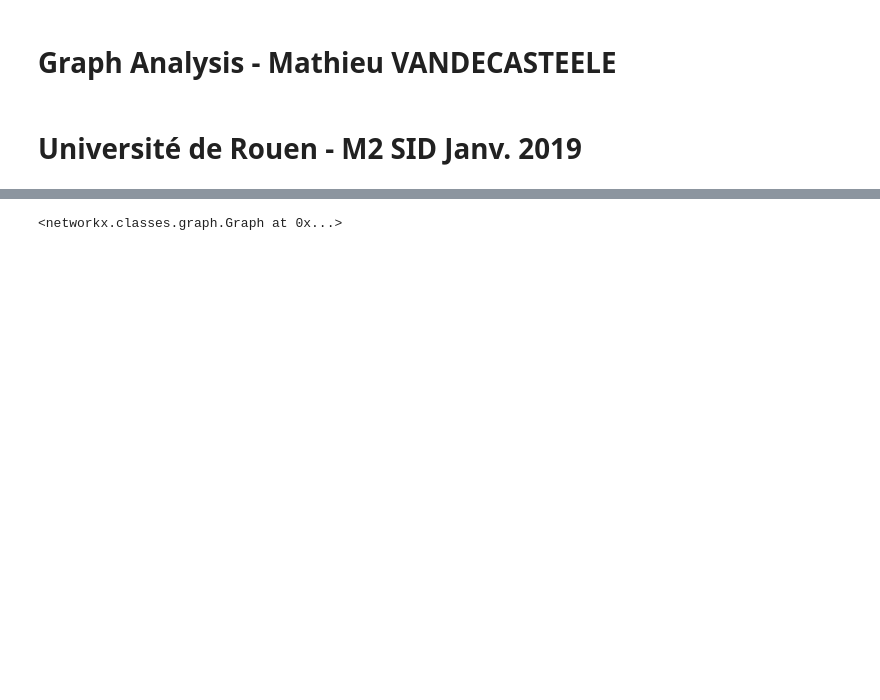
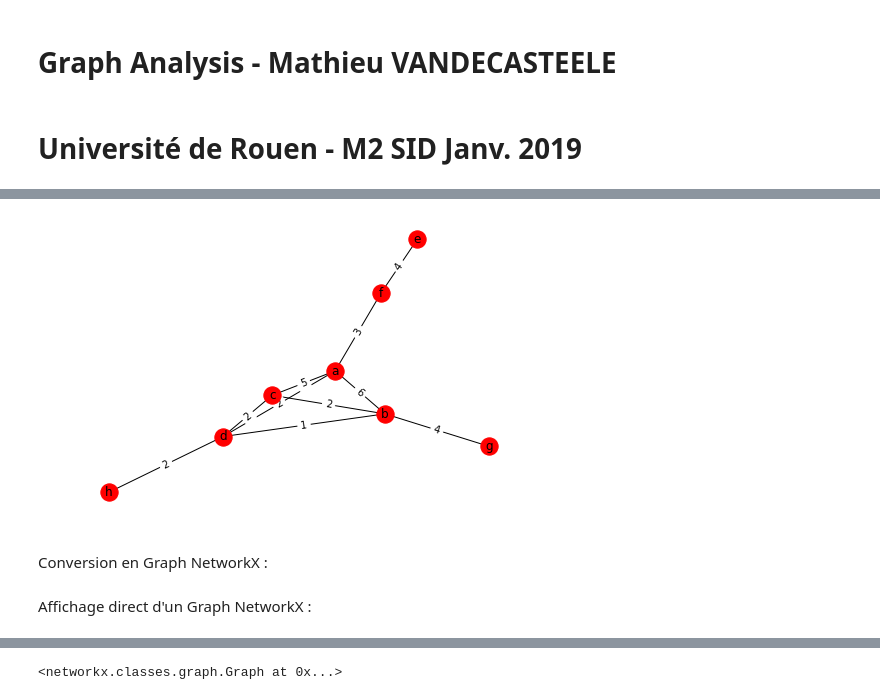
Before and after one commit to AleksMa/Python_Maximum_Common_Induced_Subgraph, a Jupyter notebook: demo.ipynb, the cells around one changed output, grey strips where cells are left out. Saved outputs shown, nothing was run; the diff lists cells and outputs as text; code cells hidden in the pictures; blank space fills up the shorter version.

```diff
--- a/demo.ipynb
+++ b/demo.ipynb
@@ -22,7 +27,10 @@ Voici deux graphes, le but est de retourner les edges 2,4,6 et 8 qui forment un
 # %%
+# Graph types : "directed_weighted", "directed", "undirected_weighted", "simple"
+
 g = Graph("undirected")
 list_edges = [('a','b'),('b','c'),('c','e'),('e','d'),('b','d'),('d','g'),('g','f'),('a','f'),('d','c'),('e','b')]
 g.add_edges_from_list(list_edges)
-g2 = Graph("undirected")
-list_edges2 = [('e','f'),('f','a'),('a','b'),('b','d'),('d','c'),('c','a'),('b','g'),('d','h'),('b','c'),('d','a')]
+
+g2 = Graph("undirected_weighted")
+list_edges2 = [('e','f',4),('f','a',3),('a','b',6),('b','d',1),('d','c',2),('c','a',5),('b','g',4),('d','h',2),('b','c',2),('d','a',2)]
 g2.add_edges_from_list(list_edges2)
@@ -36,2 +58,8 @@ Je crée 2 graphes networkx
+# %%
+display_graph(g2)
+# %% [output]
+[figure, added]
+# %% [markdown]
+Conversion en Graph NetworkX :
 # %%
 G = nx.Graph(g.graphdic)
@@ -39,3 +66,5 @@ G2 = nx.Graph(g2.graphdic)
+# %% [markdown]
+Affichage direct d'un Graph NetworkX :
 # %%
 display_nxgraph(G)
 # %% [output]
```
Also changed, not shown: parts of 32 cells of this notebook, 3 other files.
